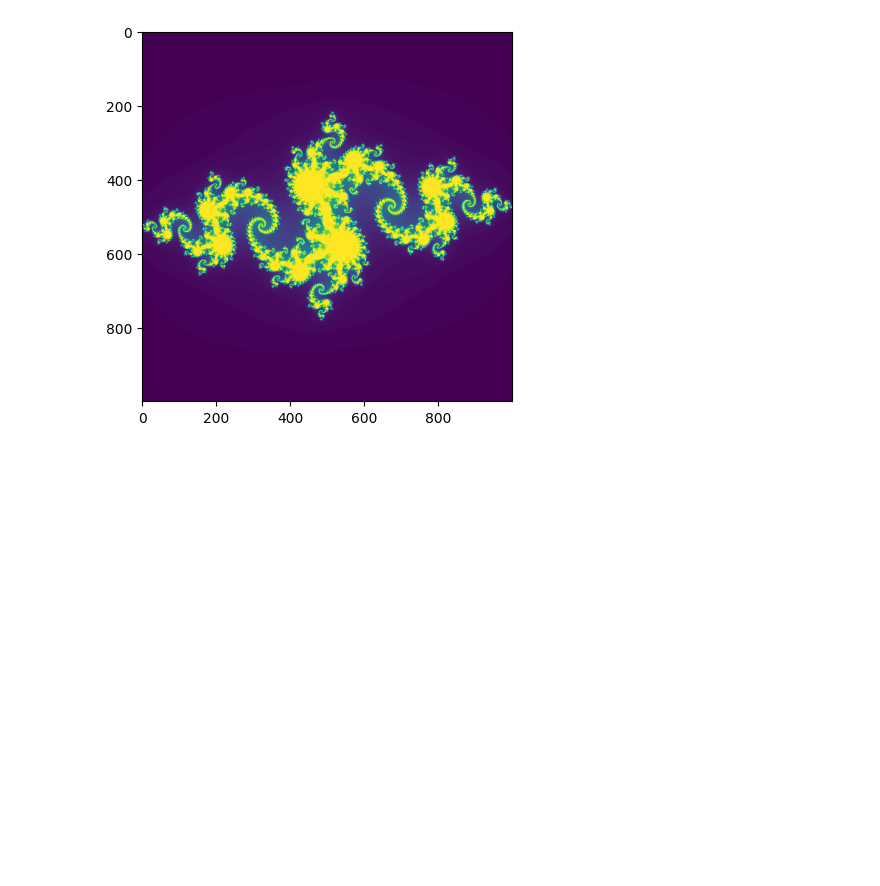
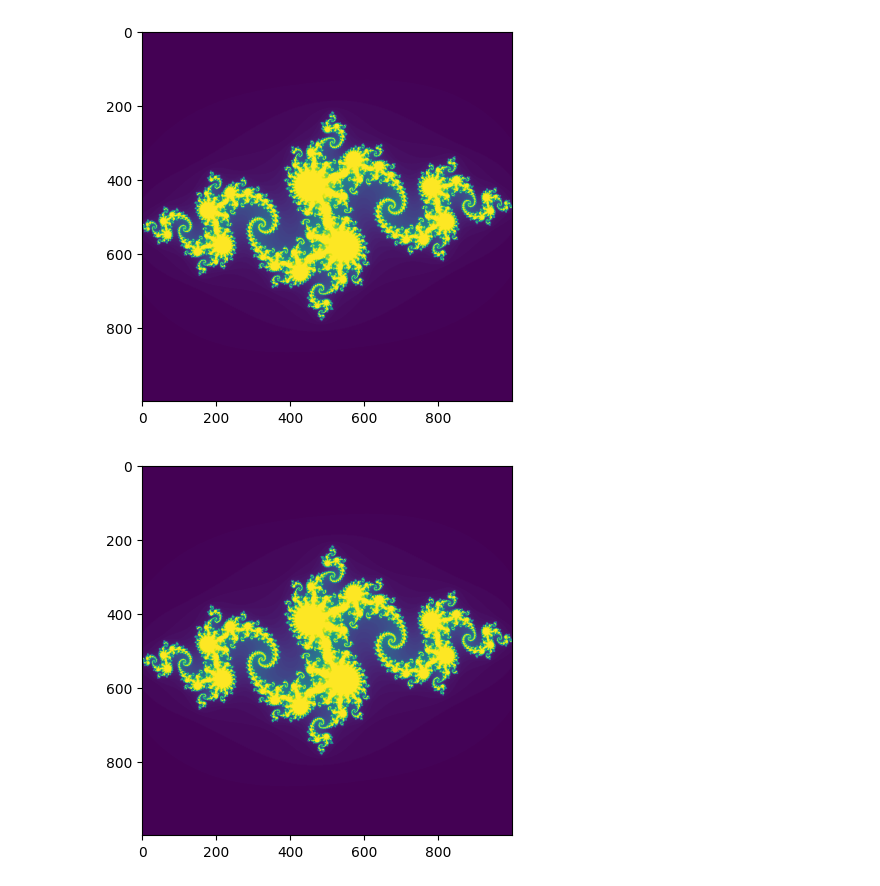
Before and after one commit to KLI0273/KLI0273_DU, a Jupyter notebook: week_04/week_04_du.ipynb, the cells around one changed output. Cells and saved outputs as stored; diff of their text form; code cells hidden in the pictures; blank space fills up the shorter version.

```diff
--- a/week_04/week_04_du.ipynb
+++ b/week_04/week_04_du.ipynb
@@ -358,3 +358,30 @@ plt.imshow(T)
 plt.show()
 # %% [output]
 [figure]
+# %%
+import numpy as np
+import matplotlib.pyplot as plt
+
+def julia(c,x_min = -1.5, x_max = 1.5, y_min = -1.5, y_max = 1.5, n = 1000, k= 100):
+
+    y, x = np.mgrid[x_min:x_max:complex(0, n), y_min:y_max:complex(0, n)]#.astype(np.float128)
+    #c = (x-0.5)+(y+0.5)* 1j
+    divergence_matrix = np.zeros((n,n))
+    zn = x + y * 1j
+    for i in range(k):
+        zn = (zn**2) + c
+        for m in range(n):
+            for l in range(n):
+                if(np.abs(zn[m,l]) > 2):
+
+                    divergence_matrix[m,l] -= 1
+                    zn[m,l] = 2
+
+    return divergence_matrix
+
+c = -0.8 + 0.156 * 1j
+jul = julia(c)
+plt.imshow(jul) #, cmap='terrain'
+plt.show()
+# %% [output]
+[figure, added]
```
